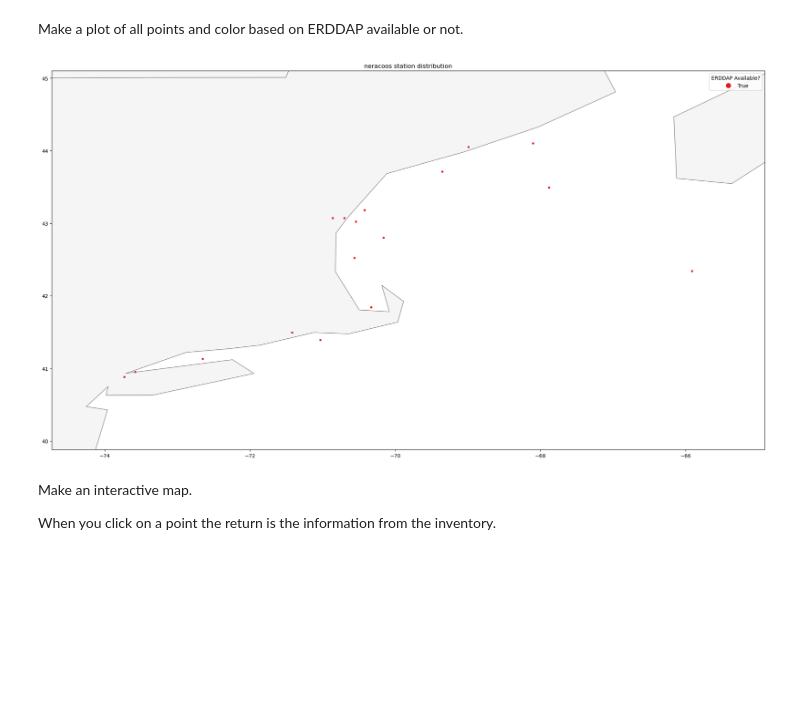
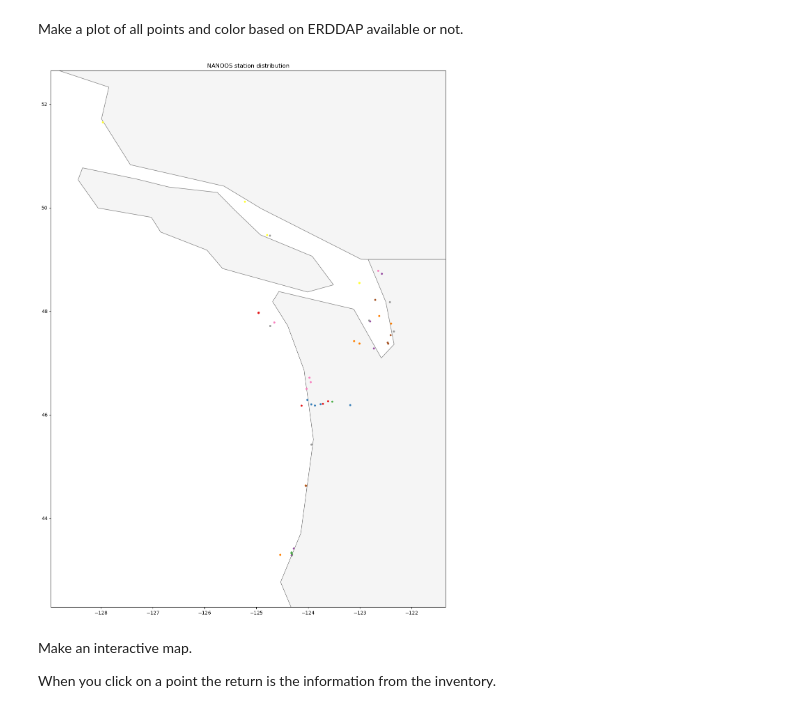
Before and after one commit to ioos/ioos-asset-inventory, a Jupyter notebook: spot_check_stations.ipynb, the cells around one changed output. Saved outputs shown, nothing was run; the diff lists cells and outputs as text; code cells hidden in the pictures; blank space fills up the shorter version.

```diff
--- a/spot_check_stations.ipynb
+++ b/spot_check_stations.ipynb
@@ -8,7 +9,7 @@ import json
 # %% [markdown]
 Configure the ERDDAP to search
 # %%
-ra = 'neracoos'
+ra = 'NANOOS'
 
 with open('utils/ra_erddaps.json') as f:
     urls = json.load(f)
@@ -49,7 +50,10 @@ Pull in the processed inventory
 # check out http://data.glos.us/erddap/tabledap/allDatasets.htmlTable?datasetID%2Ctitle%2CminTime%2CmaxTime&maxTime%3E=2020-01-01&maxTime%3C=2020-12-31&orderBy(%22maxTime%22)
 # that lists out all the GLOS stations with the maximum time of observations within the year 2020 (on their ERDDAP).
 
-df = pd.read_excel('2022/data/processed/%s.xlsx' % ra.upper(), dtype=str)
+
+ra_clean = re.sub(r'[0-9]', '', ra)
+
+df = pd.read_excel('2022/data/processed/%s.xlsx' % ra_clean.upper(), dtype=str)
 df
 # %% [output]
 |  | RA | Station ID | WMO ID or NWS/CMAN ID | Station Long Name | Station Description | Latitude (dec deg) | ... |
@@ -370,35 +400,35 @@ df['Station Deployment'] = \
 gdf = geopandas.GeoDataFrame(
     df, geometry=geopandas.points_from_xy(df['Longitude'], df['Latitude']))
 
 world = geopandas.read_file(geopandas.datasets.get_path('naturalearth_lowres'))
 
 ax = world.plot(
     color='whitesmoke',
     edgecolor='grey',
     figsize=(25,20),
     )
 
 gdf.plot( ax=ax,
-         column='erddap_avail',
+         #column='erddap_avail',
          categorical=True,
          cmap = 'Set1',
          markersize=10,
          legend=True,
          legend_kwds={'title': "ERDDAP Available?"},
          k=2,
         )
 
 
 
 minx, miny, maxx, maxy = gdf.total_bounds
 ax.set_xlim(minx-1, maxx+1)
 ax.set_ylim(miny-1, maxy+1)
 
 plt.title('{} station distribution'.format(ra))
 
 plt.show()
 # %% [output]
-[figure, old version]
+[figure, new version]
 # %% [markdown]
 Make an interactive map.
 
```
Also changed, not shown: parts of 15 cells of this notebook, 11 other files.
